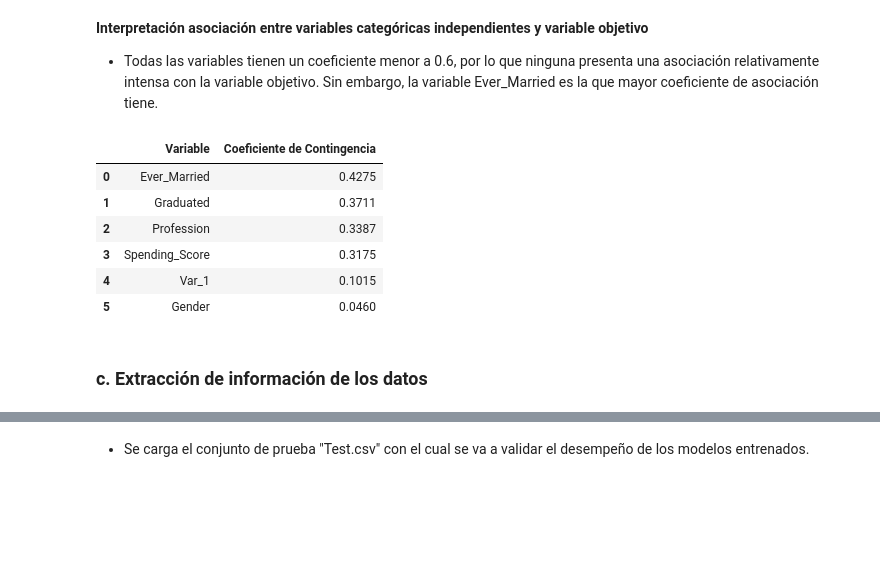
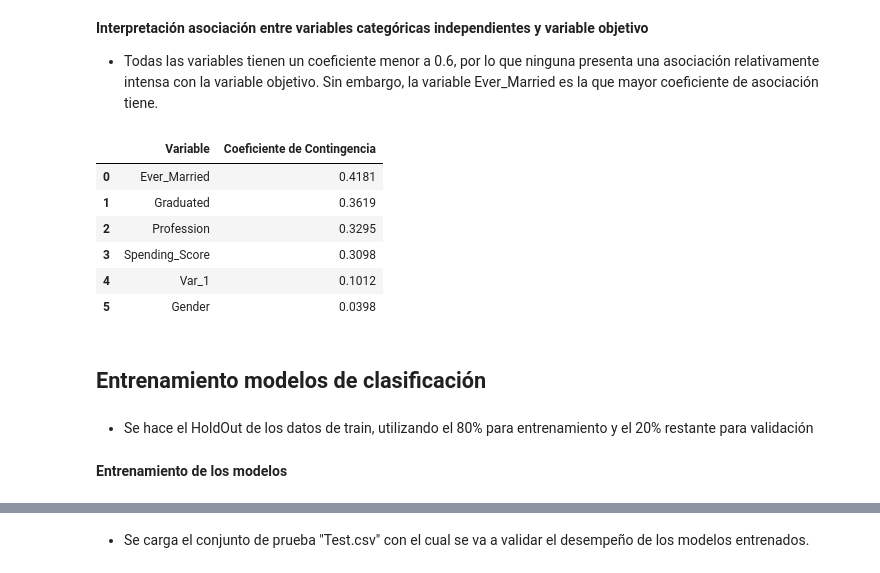
Before and after one commit to maryyuliana/fundamentos_I, a Jupyter notebook: Proyecto.ipynb, the cells around one changed output, grey strips where cells are left out. Saved outputs shown, nothing was run; the diff lists cells and outputs as text; code cells hidden in the pictures; blank space fills up the shorter version.

```diff
--- a/Proyecto.ipynb
+++ b/Proyecto.ipynb
@@ -397,12 +397,14 @@ def calcular_coeficiente_contingencia(df: pd.DataFrame, cols: list, target_col:
 **Interpretación asociación entre variables categóricas independientes y variable objetivo**
  - Todas las variables tienen un coeficiente menor a 0.6, por lo que ninguna presenta una asociación relativamente intensa con la variable objetivo. Sin embargo, la variable Ever_Married es la que mayor coeficiente de asociación tiene.
 # %%
-calcular_coeficiente_contingencia(train1,categ_idx, 'Segmentation')
+calcular_coeficiente_contingencia(train,categ_idx, 'Segmentation')
 # %% [output]
 |  | Variable | Coeficiente de Contingencia |
-| 0 | Ever_Married | 0.4275 |
-| 1 | Graduated | 0.3711 |
-| 2 | Profession | 0.3387 |
-| 3 | Spending_Score | 0.3175 |
-| 4 | Var_1 | 0.1015 |
-| 5 | Gender | 0.0460 |
+| 0 | Ever_Married | 0.4181 |
+| 1 | Graduated | 0.3619 |
+| 2 | Profession | 0.3295 |
+| 3 | Spending_Score | 0.3098 |
+| 4 | Var_1 | 0.1012 |
+| 5 | Gender | 0.0398 |
+# %% [markdown]
+## Entrenamiento modelos de clasificación
@@ -408,0 +449,2 @@ calcular_coeficiente_contingencia(train1,categ_idx, 'Segmentation')
+# %% [markdown]
+* Se hace el HoldOut de los datos de train, utilizando el 80% para entrenamiento y el 20% restante para validación
@@ -409,2 +458,2 @@ calcular_coeficiente_contingencia(train1,categ_idx, 'Segmentation')
 # %% [markdown]
-### c. Extracción de información de los datos
+**Entrenamiento de los modelos**
```
Also changed, not shown: parts of 95 cells of this notebook, 1 other file.
